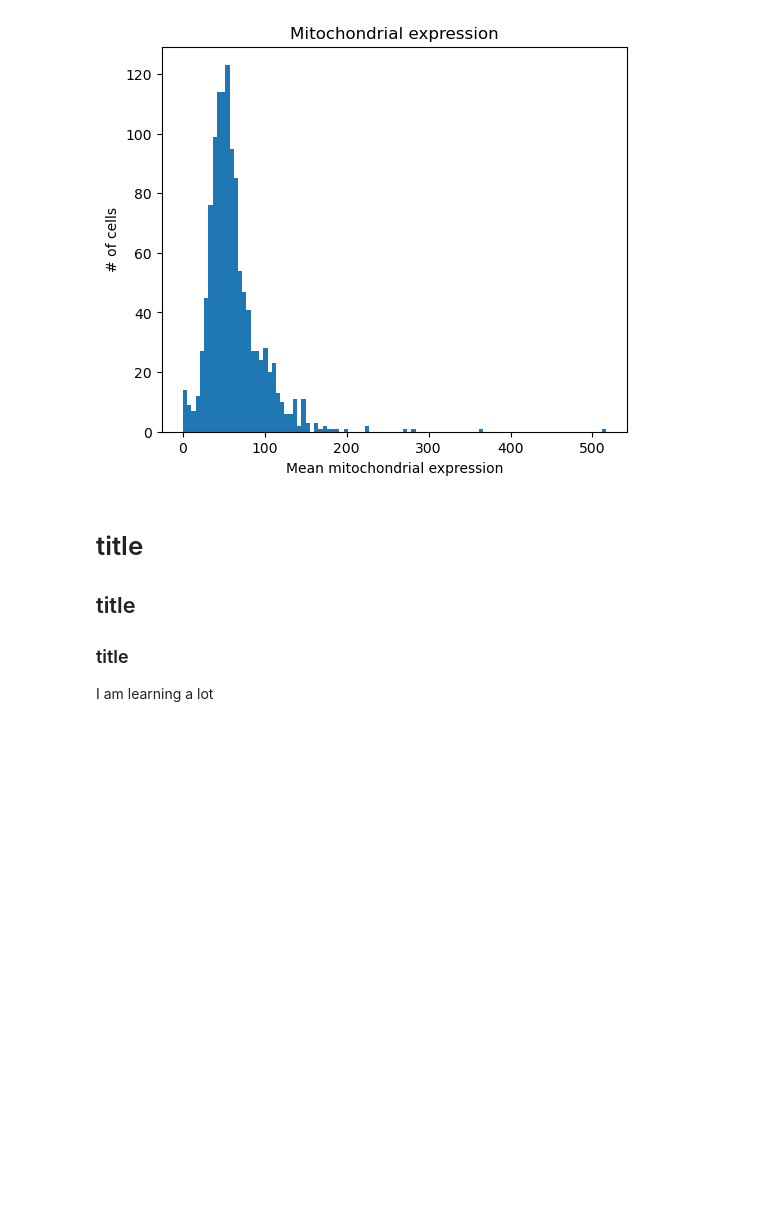
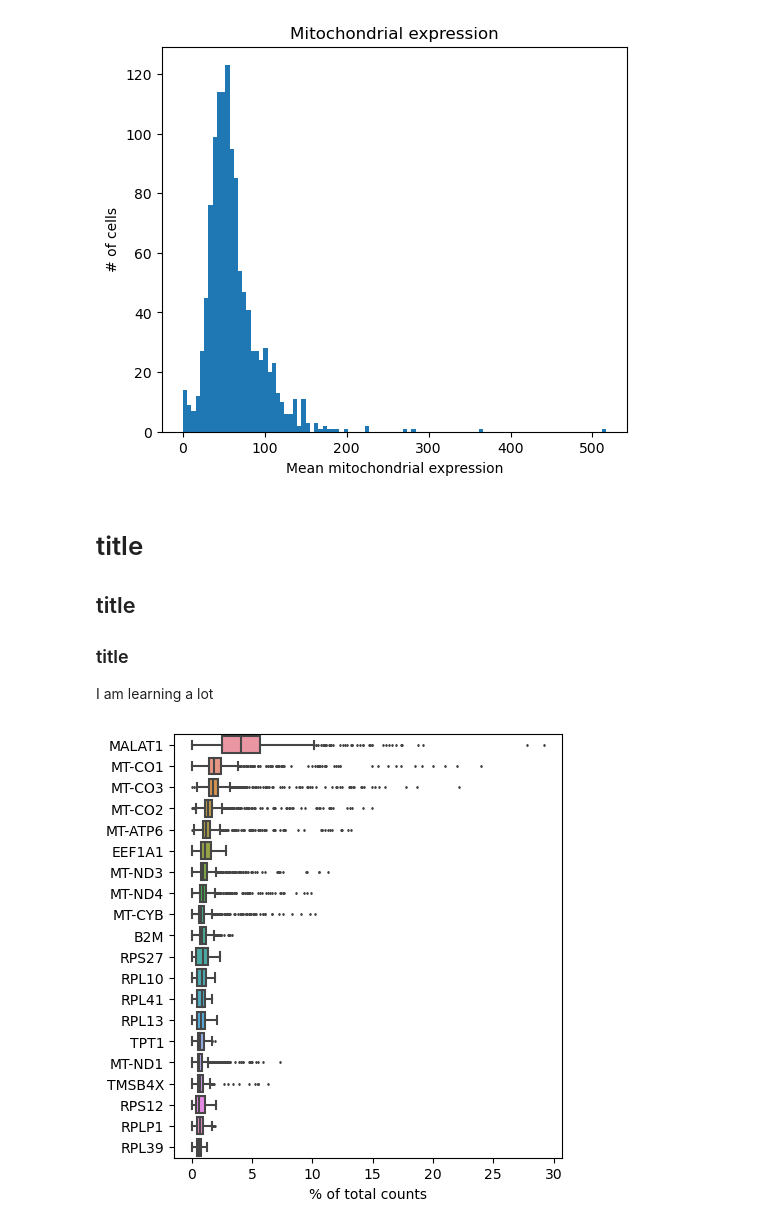
Before and after one commit to hSC92/scRNAseq_2023, a Jupyter notebook: tutorial_1.ipynb, the cells around one changed output. Cells and saved outputs as stored; diff of their text form; code cells hidden in the pictures; blank space fills up the shorter version.

```diff
--- a/tutorial_1.ipynb
+++ b/tutorial_1.ipynb
@@ -192,3 +192,7 @@ Length: 1189, dtype: float32
 ## title
 ### title
 I am learning a lot
+# %%
+sc.pl.highest_expr_genes(adata, n_top=20, )
+# %% [output]
+[figure, added]
```
